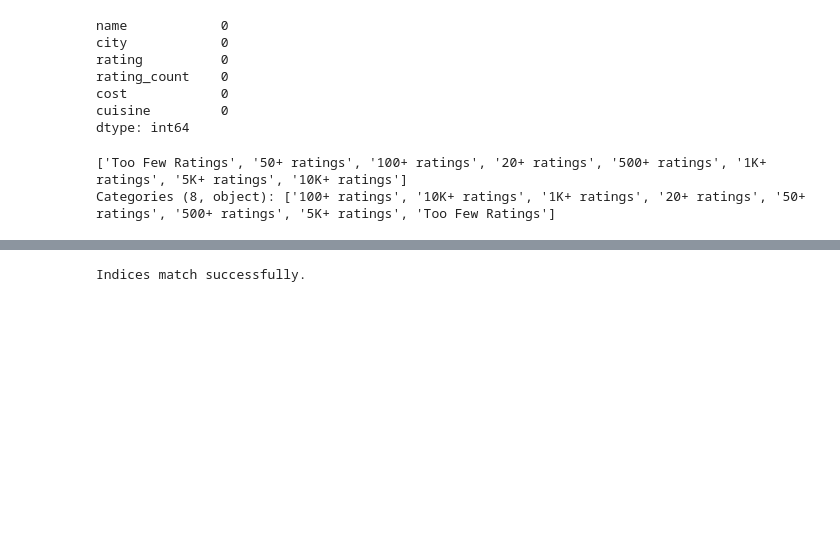
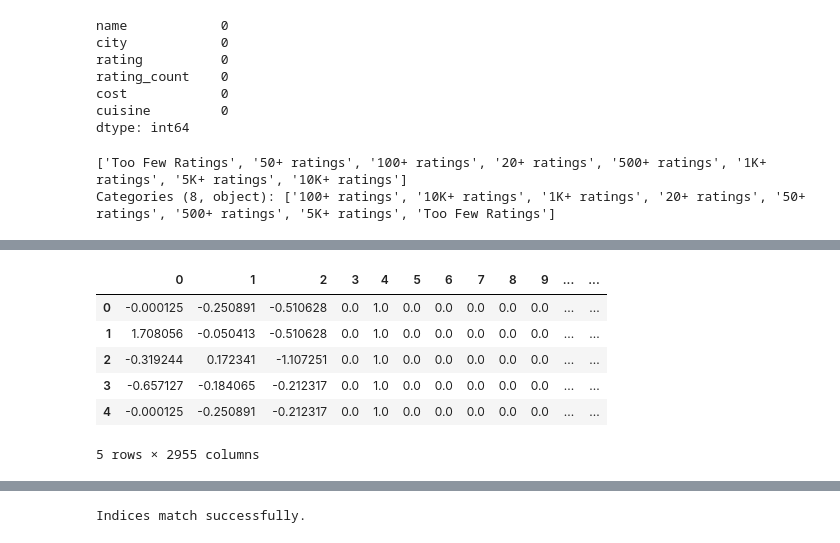
Before and after one commit to Shanchai-bit/Swiggy-s-Restaurant-Recommendation-System, a Jupyter notebook: swiggy.ipynb, the cells around one changed output, grey strips where cells are left out. Cells and saved outputs as stored; diff of their text form; code cells hidden in the pictures; blank space fills up the shorter version.

```diff
--- a/swiggy.ipynb
+++ b/swiggy.ipynb
@@ -222,3 +255,15 @@ df_encoded.head()
+# %%
+# Convert the array into a DataFrame
+df_encoded = pd.DataFrame(processed_data)
+df_encoded.head()
+# %% [output]
+|  | 0 | 1 | 2 | 3 | 4 | 5 | 6 | 7 | 8 | 9 | ... | ... |
+| 0 | -0.000125 | -0.250891 | -0.510628 | 0.0 | 1.0 | 0.0 | 0.0 | 0.0 | 0.0 | 0.0 | ... | ... |
+| 1 | 1.708056 | -0.050413 | -0.510628 | 0.0 | 1.0 | 0.0 | 0.0 | 0.0 | 0.0 | 0.0 | ... | ... |
+| 2 | -0.319244 | 0.172341 | -1.107251 | 0.0 | 1.0 | 0.0 | 0.0 | 0.0 | 0.0 | 0.0 | ... | ... |
+| 3 | -0.657127 | -0.184065 | -0.212317 | 0.0 | 1.0 | 0.0 | 0.0 | 0.0 | 0.0 | 0.0 | ... | ... |
+| 4 | -0.000125 | -0.250891 | -0.212317 | 0.0 | 1.0 | 0.0 | 0.0 | 0.0 | 0.0 | 0.0 | ... | ... |
+5 rows × 2955 columns
 # %%
 df_encoded.shape
 # %% [output]
```
Also changed, not shown: parts of 25 cells of this notebook, 1 other file.
